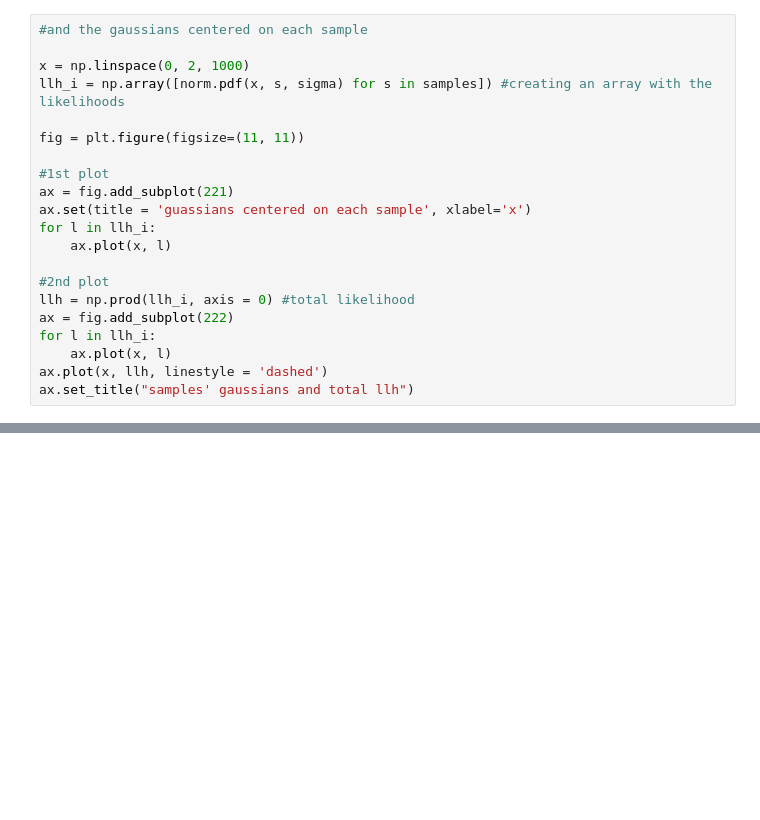
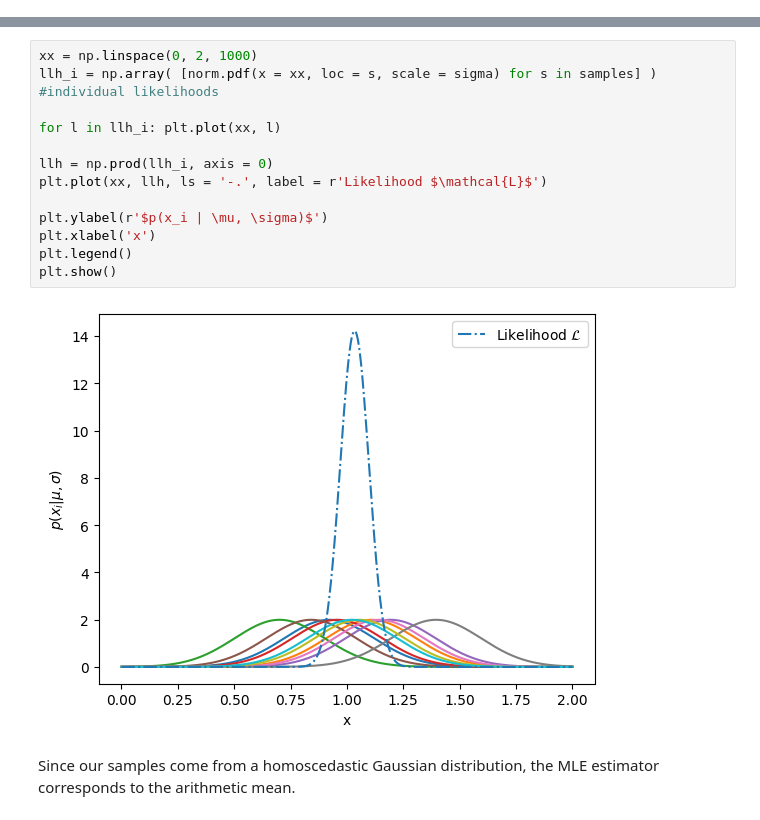
Before and after one commit to lisam10/astrostatistics_bicocca_2024, a Jupyter notebook: working/W05_quasarpos.ipynb, the cells around one changed output, grey strips where cells are left out. Cells and saved outputs as stored; diff of their text form; blank space fills up the shorter version.

```diff
--- a/working/W05_quasarpos.ipynb
+++ b/working/W05_quasarpos.ipynb
@@ -29,21 +10,0 @@ Text(0.5, 1.0, 'samples histogram')
-# %%
-#and the gaussians centered on each sample
-
-x = np.linspace(0, 2, 1000)
-llh_i = np.array([norm.pdf(x, s, sigma) for s in samples]) #creating an array with the likelihoods
-
-fig = plt.figure(figsize=(11, 11))
-
-#1st plot
-ax = fig.add_subplot(221)
-ax.set(title = 'guassians centered on each sample', xlabel='x')
-for l in llh_i:
-    ax.plot(x, l)
-
-#2nd plot
-llh = np.prod(llh_i, axis = 0) #total likelihood
-ax = fig.add_subplot(222)
-for l in llh_i:
-    ax.plot(x, l)
-ax.plot(x, llh, linestyle = 'dashed')
-ax.set_title("samples' gaussians and total llh")
@@ -99,0 +18,17 @@ Our sigma estimator is 0.06324555320339606 , while the Fisher matrix error is 0.
+# %%
+xx = np.linspace(0, 2, 1000)
+llh_i = np.array( [norm.pdf(x = xx, loc = s, scale = sigma) for s in samples] ) #individual likelihoods
+
+for l in llh_i: plt.plot(xx, l)
+
+llh = np.prod(llh_i, axis = 0)
+plt.plot(xx, llh, ls = '-.', label = r'Likelihood $\mathcal{L}$')
+
+plt.ylabel(r'$p(x_i | \mu, \sigma)$')
+plt.xlabel('x')
+plt.legend()
+plt.show()
+# %% [output]
+[figure, added]
+# %% [markdown]
+Since our samples come from a homoscedastic Gaussian distribution, the MLE estimator corresponds to the arithmetic mean.
```
Also changed, not shown: parts of 18 cells of this notebook.
